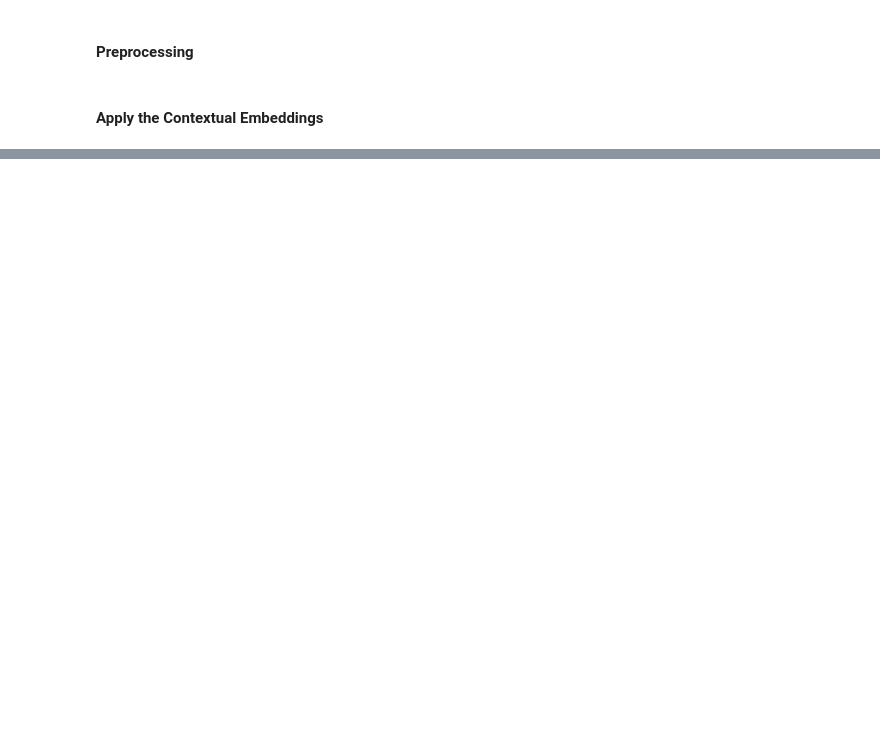
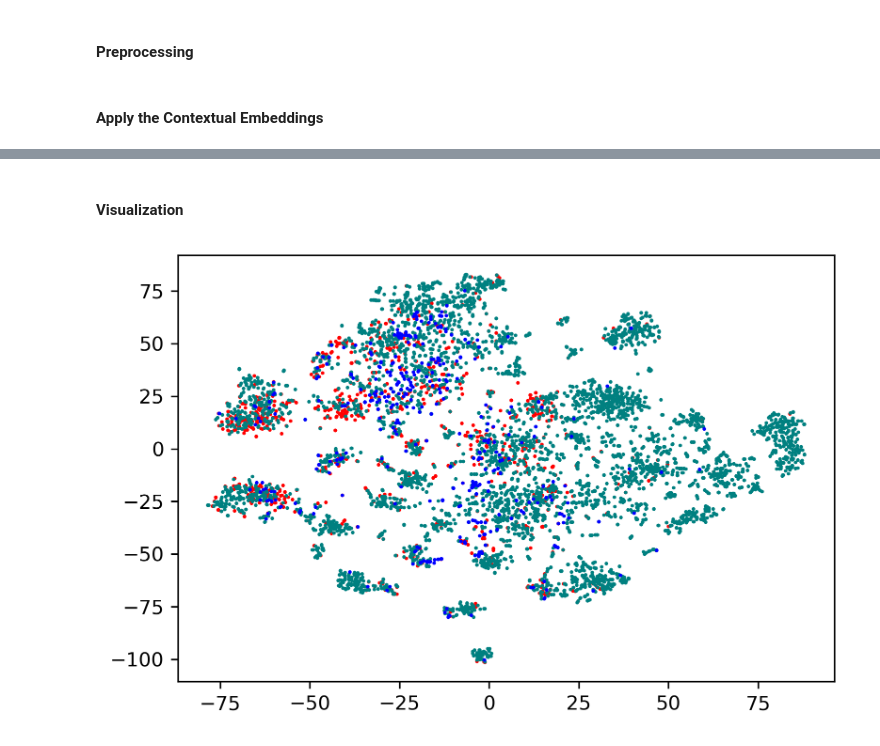
Before and after one commit to EssamWisam/Sentiment-Classification-Arabic-COVID-Tweets, a Jupyter notebook: 2-FeatureExtraction/ContextualEmbeddings/ContextualEmbeddings.ipynb, the cells around one changed output, grey strips where cells are left out. Saved outputs shown, nothing was run; the diff lists cells and outputs as text; code cells hidden in the pictures; blank space fills up the shorter version.

```diff
--- a/2-FeatureExtraction/ContextualEmbeddings/ContextualEmbeddings.ipynb
+++ b/2-FeatureExtraction/ContextualEmbeddings/ContextualEmbeddings.ipynb
@@ -11,6 +11,9 @@ from torch import nn
 from torch.optim import Adam
 from tqdm import tqdm
 import re
+import umap
+from sklearn.manifold import TSNE
+plt.rcParams['figure.dpi'] = 300
 # %% [markdown]
 #### Preprocessing
 # %%
@@ -76,0 +78,12 @@ FileNotFoundError: [Errno 2] No such file or directory: '../../Dataset/SavedFeat
+# %% [markdown]
+#### Visualization
+# %%
+tsne = TSNE(n_components=2)
+x_t = tsne.fit_transform(x[:,0,:])
+x1, x2, x3 = x_t[y1==0], x_t[y1==1], x_t[y1==2]
+plt.scatter(x1[:,0], x1[:,1], c='red', s=0.7)
+plt.scatter(x2[:,0], x2[:,1], c='teal', s=0.7)
+plt.scatter(x3[:,0], x3[:,1], c='blue', s=0.7)
+plt.show()
+# %% [output]
+[figure, added]
```
Also changed, not shown: parts of 1 cell of this notebook, 8 other files.
